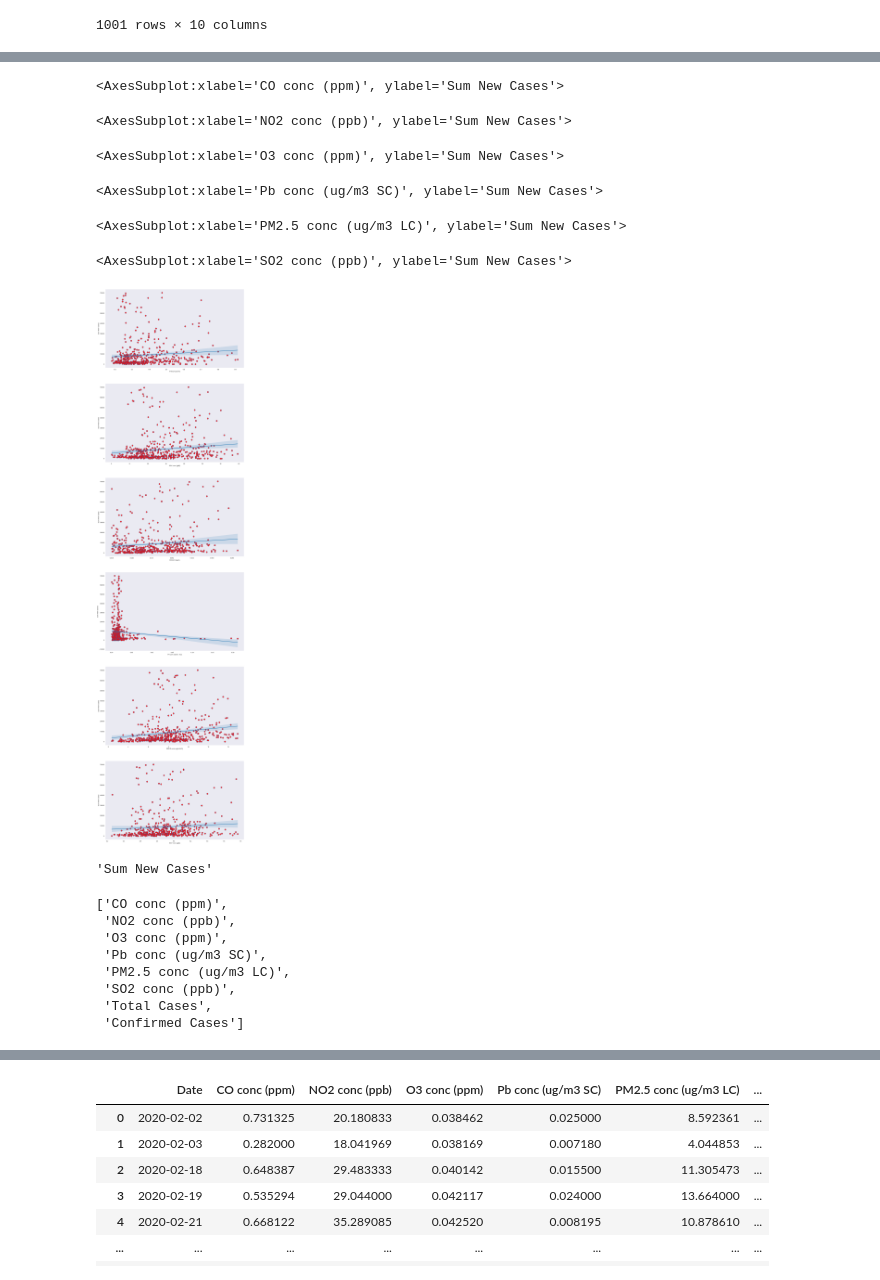
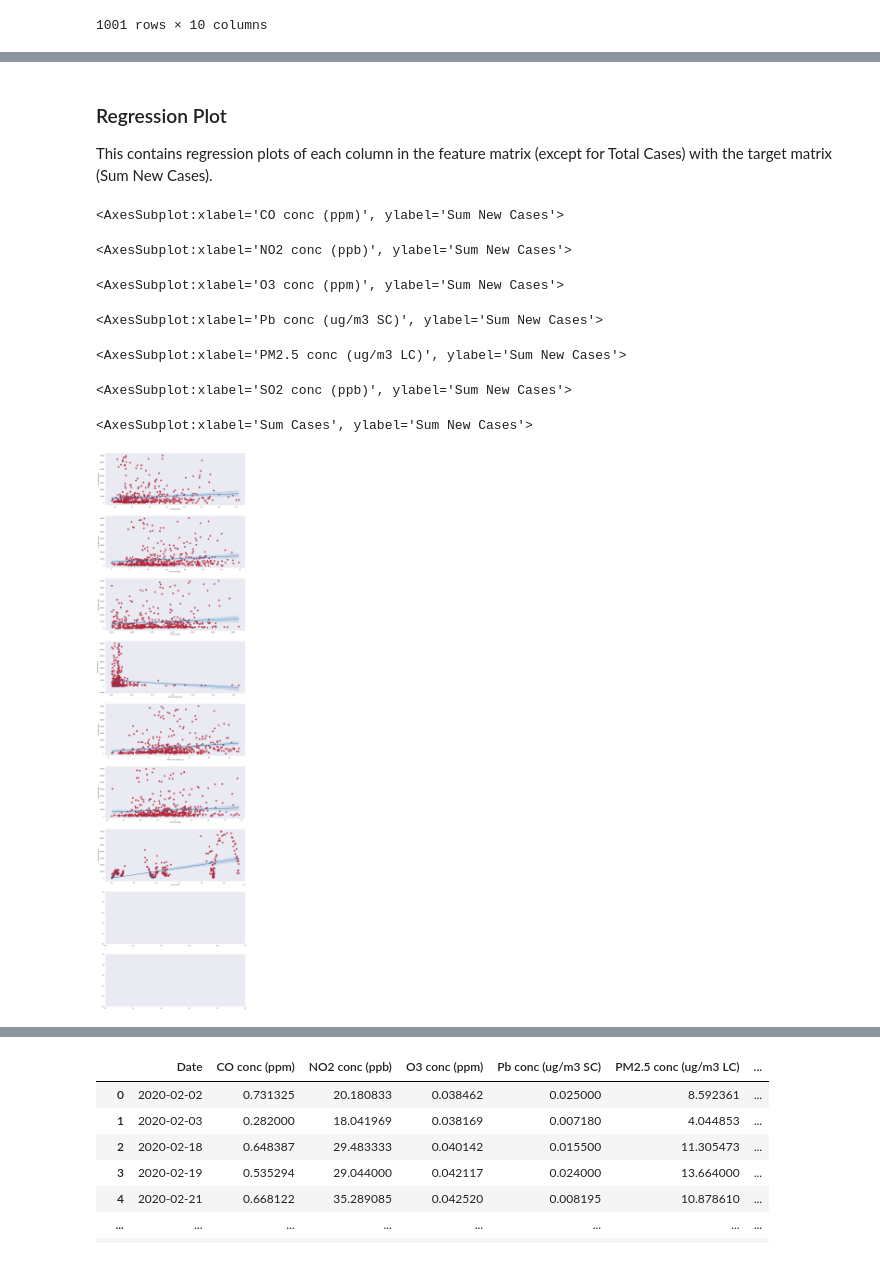
Before and after one commit to YSHebron/cs180-final-project, a Jupyter notebook: cs180-fp-2.ipynb, the cells around one changed output, grey strips where cells are left out. Cells and saved outputs as stored; diff of their text form; code cells hidden in the pictures.

```diff
--- a/cs180-fp-2.ipynb
+++ b/cs180-fp-2.ipynb
@@ -198,12 +219,12 @@ A: Number of entries: 1096
 # %%
-colidx = [0,1,2,3,5,6]     # column indexes to use (based on preemptively looking at dataB)
+colidx = [0,1,2,3,4,5,6]     # column indexes to use (based on preemptively looking at dataB)
 dataB = pd.read_csv('datasets/us_covid_cases_and_deaths_by_state.csv', parse_dates=True, usecols=colidx)
 sum_new_cases = dataB['new_case'] + dataB['pnew_case']
 dataB.drop(['new_case', 'pnew_case'], axis=1, inplace=True)
 dataB['sum_new_cases'] = sum_new_cases
 dataB.head()
 
-dataB.columns = ['Date', 'State', 'Total Cases', 'Confirmed Cases', 'Sum New Cases']
+dataB.columns = ['Date', 'State', 'Total Cases', 'Confirmed Cases', 'Probable Cases', 'Sum New Cases']
 
 # Filter dataset B
 dataB = dataB[dataB['State'] == 'CA']
@@ -300,7 +329,7 @@ data = data[(data['Sum New Cases'] <= 73000) & (data['Sum New Cases'] > 1)]
 data = data[(data['Total Cases'] > 0)]
 data = data[(data['Confirmed Cases'] > 0)]
 data = data[data['CO conc (ppm)'] <= 1.5]
-# data = data[data['NO2 conc (ppb)'] > 1]
+# # # data = data[data['NO2 conc (ppb)'] ]
 data = data[data['O3 conc (ppm)'] > 0.035]
 data = data[data['Pb conc (ug/m3 SC)'] < 0.5]
 data = data[data['PM10 conc (ug/m3 SC)'] < 100]
@@ -312,7 +341,7 @@ data.drop(columns=['PM10 conc (ug/m3 SC)'], axis=1, inplace=True)
 # data = data[['PM10 conc (ug/m3 SC)', 'Sum New Cases']]
 
 for label in data.columns:
-    if label in ['Sum New Cases', 'Total Cases', 'Confirmed Cases']: continue
+    if label in ['Sum New Cases', 'Total Cases']: continue
     sns.set_style('dark')
 
     sns.relplot(x=label, y='Sum New Cases', data=data, height=3.8, aspect=1.8, kind='scatter')
@@ -335,36 +364,20 @@ Number of entries remaining after pruning: 499
+# %% [markdown]
+### Regression Plot
+This contains regression plots of each column in the feature matrix (except for Total Cases) with the target matrix (Sum New Cases).
 # %%
-fig, axs = plt.subplots(nrows=len(data.columns)-3, ncols=1, figsize=(16,64))
+fig, axs = plt.subplots(nrows=len(data.columns), ncols=1, figsize=(16,64))
 
 i = 0
 for label in data.columns:
-    if label in ["Sum New Cases", "Total Cases", "Confirmed Cases"]: continue
+    if label in ["Sum New Cases", "Total Cases"]: continue
     sns.regplot(x=label, y='Sum New Cases', data=data, ci=95, scatter_kws={'s':100, 'facecolor':'red'}, ax=axs[i])
     i += 1
 # %% [output]
 <AxesSubplot:xlabel='CO conc (ppm)', ylabel='Sum New Cases'>
 <AxesSubplot:xlabel='NO2 conc (ppb)', ylabel='Sum New Cases'>
 <AxesSubplot:xlabel='O3 conc (ppm)', ylabel='Sum New Cases'>
 <AxesSubplot:xlabel='Pb conc (ug/m3 SC)', ylabel='Sum New Cases'>
 <AxesSubplot:xlabel='PM2.5 conc (ug/m3 LC)', ylabel='Sum New Cases'>
 <AxesSubplot:xlabel='SO2 conc (ppb)', ylabel='Sum New Cases'>
+<AxesSubplot:xlabel='Sum Cases', ylabel='Sum New Cases'>
-[figure, old version]
+[figure, new version]
-# %%
-# Linear Regression
-# PREPARE FEATURES AND TARGET DATA (normalize first)
-from sklearn.preprocessing import StandardScaler
-from sklearn.preprocessing import normalize
-scaler = StandardScaler()
-
-cols = list(data.columns)
-cols.pop()
-cols
-# %% [output]
-'Sum New Cases'
-['CO conc (ppm)',
- 'NO2 conc (ppb)',
- 'O3 conc (ppm)',
- 'Pb conc (ug/m3 SC)',
- 'PM2.5 conc (ug/m3 LC)',
- 'SO2 conc (ppb)',
- 'Total Cases',
- 'Confirmed Cases']
```
Also changed, not shown: parts of 23 cells of this notebook.
